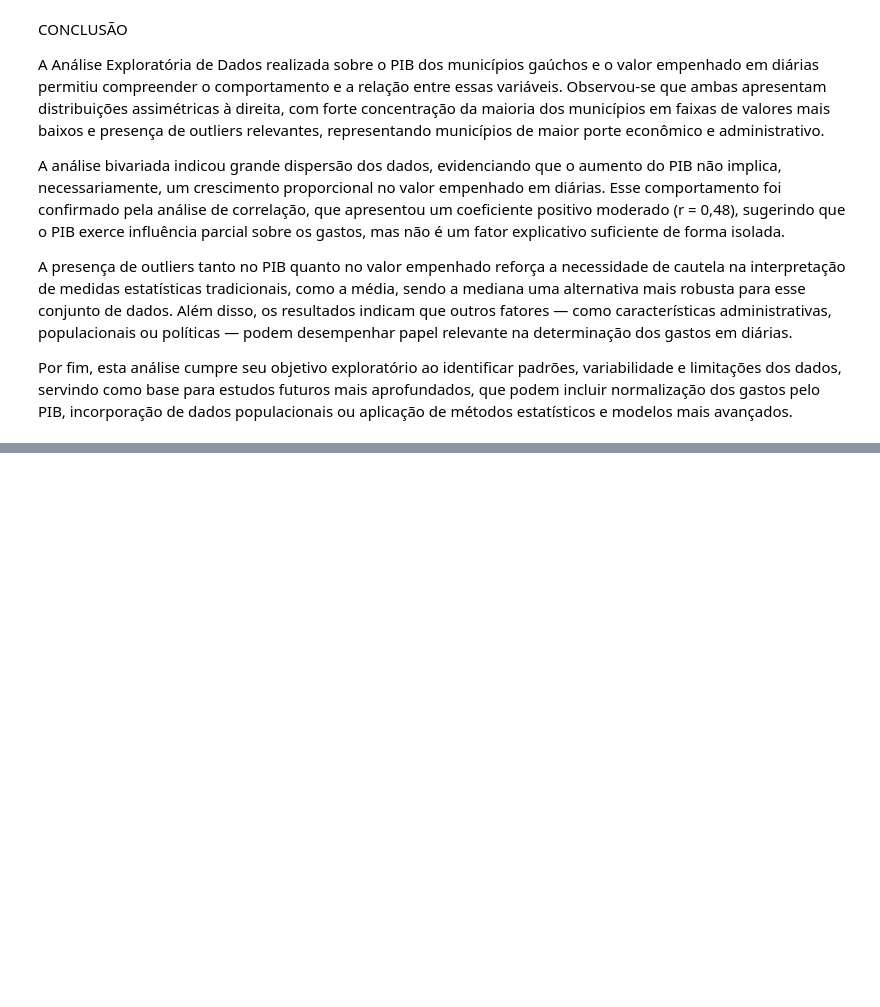
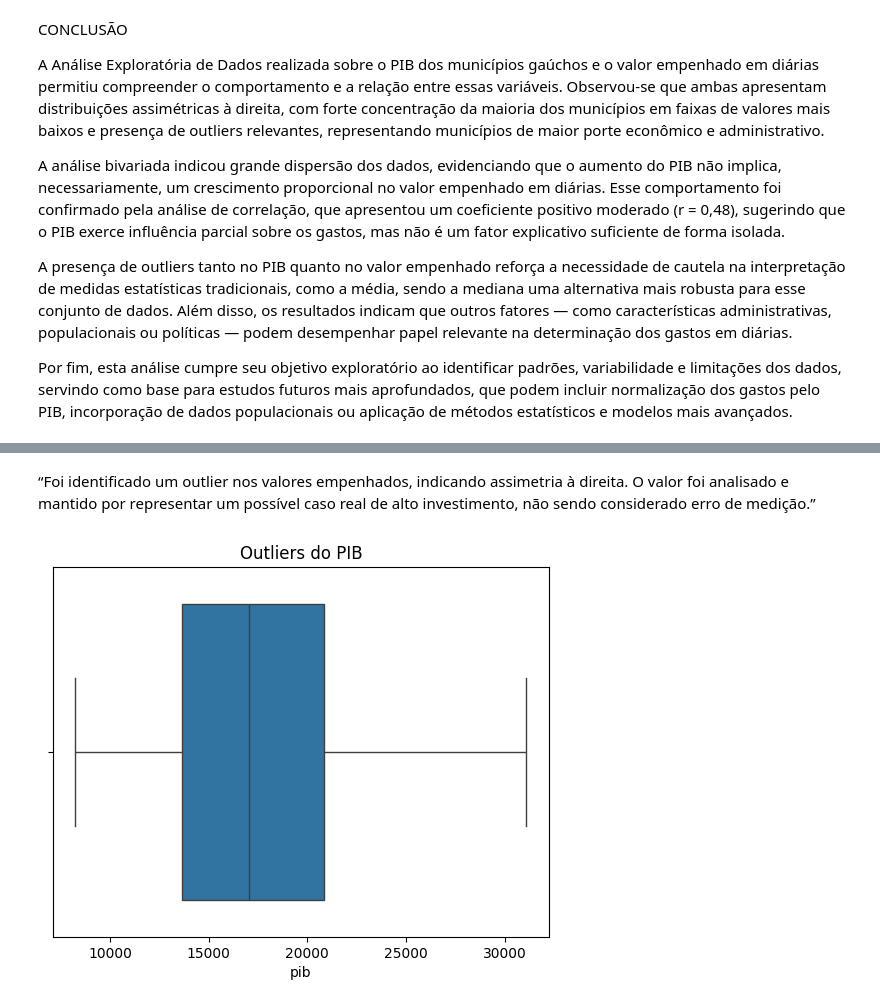
Before and after one commit to RobsBomfim/analise-empenho-pib-municipios-rs, a Jupyter notebook: notebooks/eda_empenho_pib.ipynb, the cells around one changed output, grey strips where cells are left out. Saved outputs shown, nothing was run; the diff lists cells and outputs as text; code cells hidden in the pictures; blank space fills up the shorter version.

```diff
--- a/notebooks/eda_empenho_pib.ipynb
+++ b/notebooks/eda_empenho_pib.ipynb
@@ -272,0 +360,8 @@ Por fim, esta análise cumpre seu objetivo exploratório ao identificar padrões
+# %% [markdown]
+“Foi identificado um outlier nos valores empenhados, indicando assimetria à direita. O valor foi analisado e mantido por representar um possível caso real de alto investimento, não sendo considerado erro de medição.”
+# %%
+sns.boxplot(x=dataset['pib'])
+plt.title("Outliers do PIB")
+plt.show()
+# %% [output]
+[figure, added]
```
Also changed, not shown: parts of 12 cells of this notebook.
